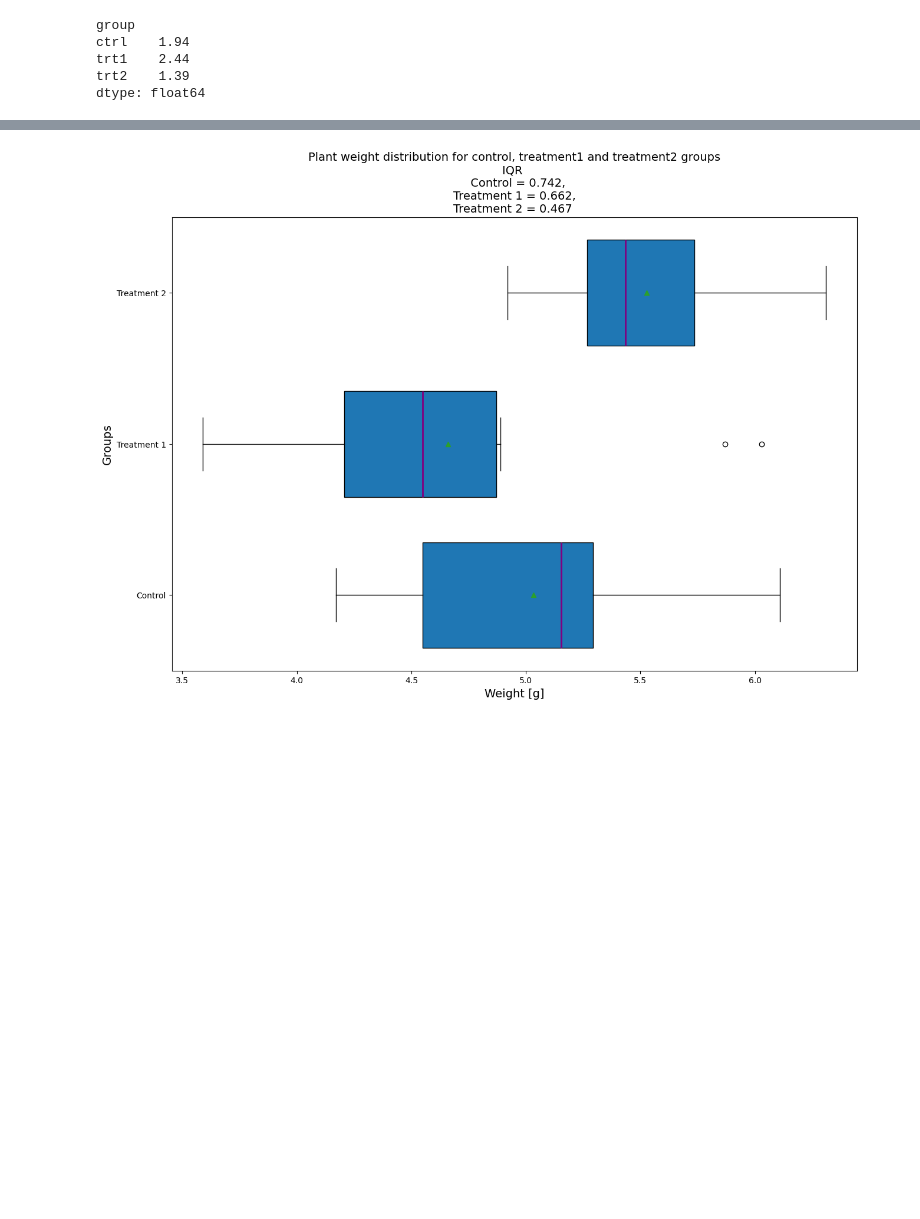
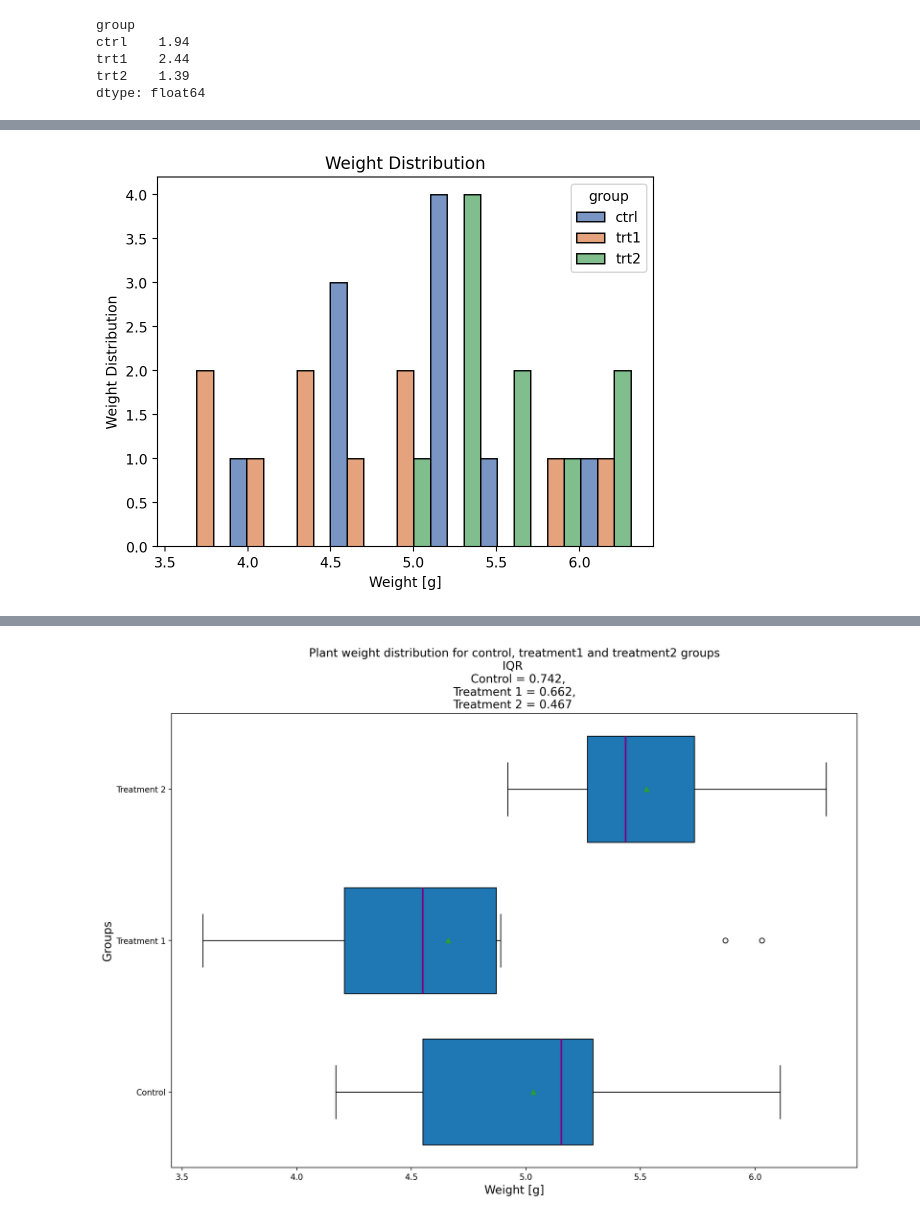
Before and after one commit to shanekeenan/applied_statistics, a Jupyter notebook: project.ipynb, the cells around one changed output, grey strips where cells are left out. Cells and saved outputs as stored; diff of their text form; code cells hidden in the pictures; blank space fills up the shorter version.

```diff
--- a/project.ipynb
+++ b/project.ipynb
@@ -213,3 +218,10 @@ plt.show()
+# %%
+sns.histplot(data, x=data['weight'], hue='group', multiple="dodge", palette='deep', binwidth=0.3).set(
+        title='Weight Distribution',xlabel='Weight [g]', ylabel='Weight Distribution') # multiple = "dodge" - Offsets the bars
+
+plt.show()
+# %% [output]
+[figure, added]
 # %% [markdown]
 ## Boxplots
 
```
Also changed, not shown: parts of 3 cells of this notebook, 2 other files.
